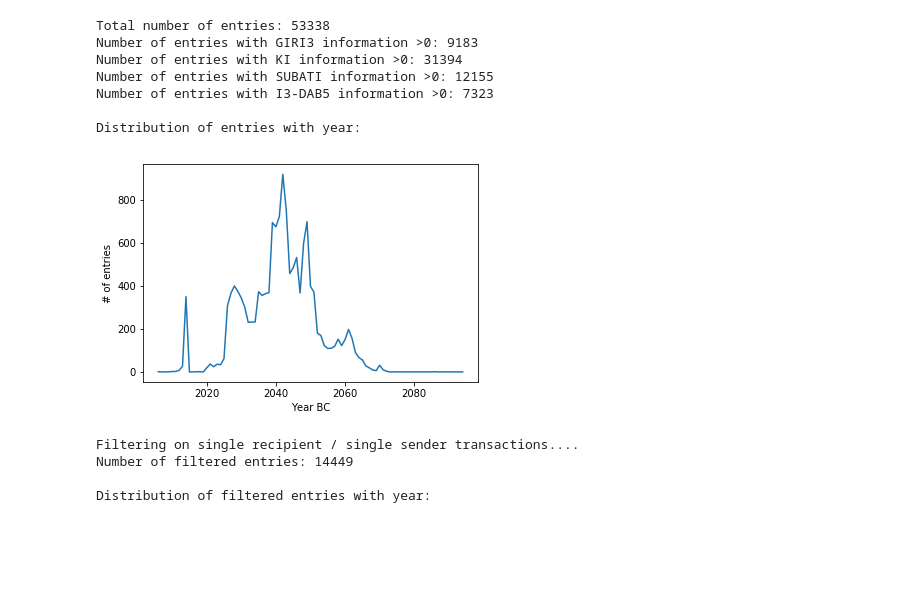
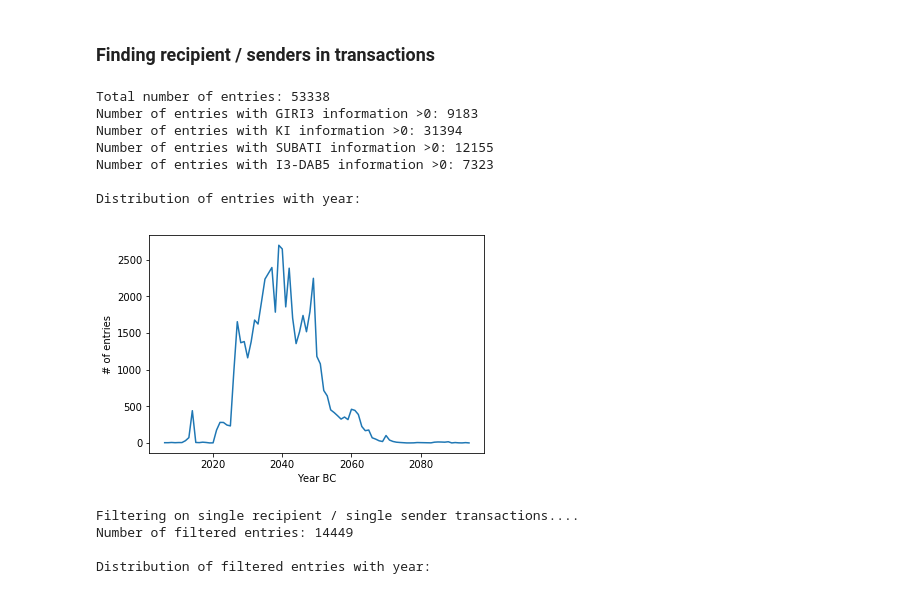
Before and after one commit to AlexPof/ur3-comp, a Jupyter notebook: u3_viz_parser.ipynb, the cells around one changed output. Cells and saved outputs as stored; diff of their text form; code cells hidden in the pictures; blank space fills up the shorter version.

```diff
--- a/u3_viz_parser.ipynb
+++ b/u3_viz_parser.ipynb
@@ -123 +149,3 @@ Corpus parsed in  148.4456651210785
+# %% [markdown]
+### Finding recipient / senders in transactions
 # %%
@@ -128,22 +158,22 @@ corpus_df["I3-DAB5"] = corpus_df["ID"].apply(lambda x: len(re.findall(r'i₃-dab
 # %%
 print("Total number of entries:",len(corpus_df))
 print("Number of entries with GIRI3 information >0:",len(corpus_df[corpus_df["GIRI3"]>0]))
 print("Number of entries with KI information >0:",len(corpus_df[corpus_df["KI"]>0]))
 print("Number of entries with SUBATI information >0:",len(corpus_df[corpus_df["SUBATI"]>0]))
 print("Number of entries with I3-DAB5 information >0:",len(corpus_df[corpus_df["I3-DAB5"]>0]))
 
 print("\nDistribution of entries with year:")
-corpus_df[the_filter]["YEAR_BC"].value_counts().sort_index().plot()
+corpus_df["YEAR_BC"].value_counts().sort_index().plot()
 plt.xlabel("Year BC")
 plt.ylabel("# of entries")
 plt.show()
 # %% [output]
 Total number of entries: 53338
 Number of entries with GIRI3 information >0: 9183
 Number of entries with KI information >0: 31394
 Number of entries with SUBATI information >0: 12155
 Number of entries with I3-DAB5 information >0: 7323
 
 Distribution of entries with year:
-[figure, old version]
+[figure, new version]
 # %%
```
Also changed, not shown: parts of 17 cells of this notebook, 3 other files.
